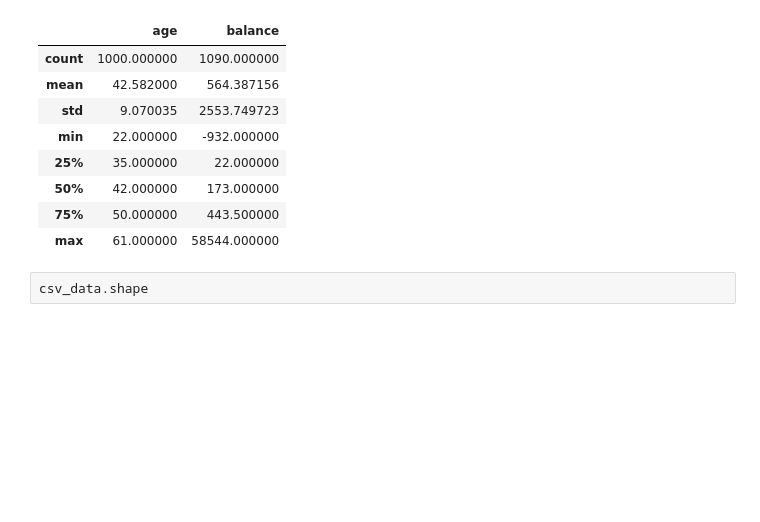
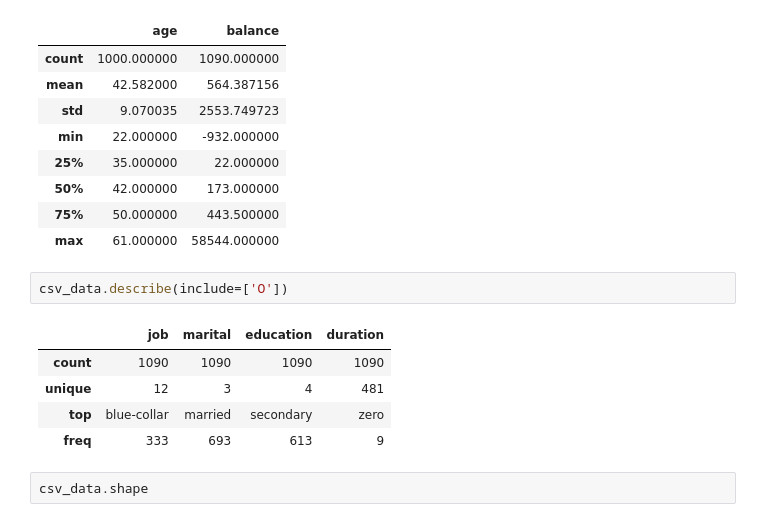
Before and after one commit to Mariam3bdelsalam/learn-pandas, a Jupyter notebook: code.ipynb, the cells around one changed output. Cells and saved outputs as stored; diff of their text form; blank space fills up the shorter version.

```diff
--- a/code.ipynb
+++ b/code.ipynb
@@ -202,6 +202,14 @@ csv_data.describe()
 | 50% | 42.000000 | 173.000000 |
 | 75% | 50.000000 | 443.500000 |
 | max | 61.000000 | 58544.000000 |
+# %%
+csv_data.describe(include=['O'])
+# %% [output]
+|  | job | marital | education | duration |
+| count | 1090 | 1090 | 1090 | 1090 |
+| unique | 12 | 3 | 4 | 481 |
+| top | blue-collar | married | secondary | zero |
+| freq | 333 | 693 | 613 | 9 |
 # %%
 csv_data.shape
 # %% [output]
```
Also changed, not shown: parts of 2 cells of this notebook.
